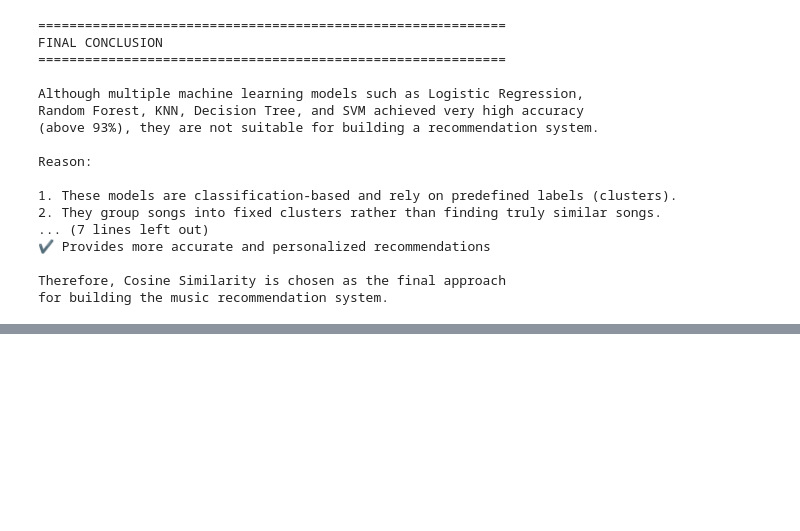
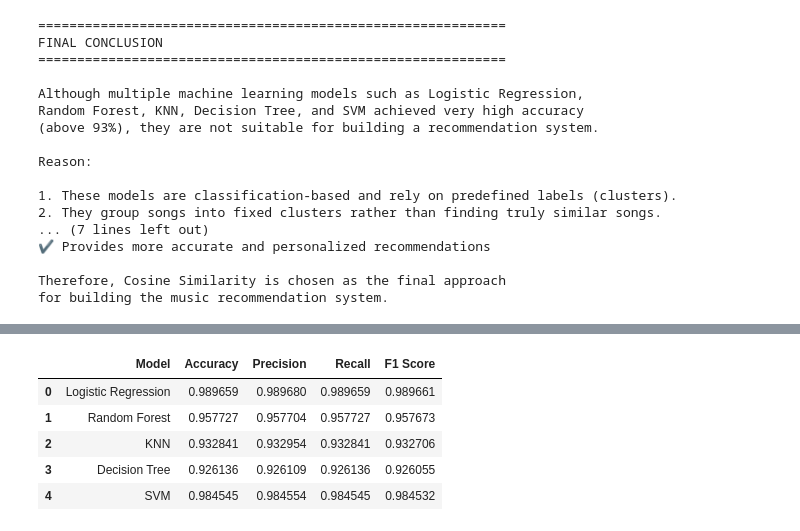
Before and after one commit to abhishek24-06/Music-Recommendation-System, a Jupyter notebook: Model.ipynb, the cells around one changed output, grey strips where cells are left out. Saved outputs shown, nothing was run; the diff lists cells and outputs as text; code cells hidden in the pictures; blank space fills up the shorter version.

```diff
--- a/Model.ipynb
+++ b/Model.ipynb
@@ -435,0 +433,27 @@ NameError: name 'df' is not defined
+# %%
+from sklearn.metrics import accuracy_score, precision_score, recall_score, f1_score
+import pandas as pd
+
+metrics_data = []
+
+for name, model in models.items():
+
+    preds = model.predict(X_test)
+
+    metrics_data.append({
+        "Model": name,
+        "Accuracy": accuracy_score(y_test, preds),
+        "Precision": precision_score(y_test, preds, average='weighted'),
+        "Recall": recall_score(y_test, preds, average='weighted'),
+        "F1 Score": f1_score(y_test, preds, average='weighted')
+    })
+
+df_metrics = pd.DataFrame(metrics_data)
+df_metrics
+# %% [output]
+|  | Model | Accuracy | Precision | Recall | F1 Score |
+| 0 | Logistic Regression | 0.989659 | 0.989680 | 0.989659 | 0.989661 |
+| 1 | Random Forest | 0.957727 | 0.957704 | 0.957727 | 0.957673 |
+| 2 | KNN | 0.932841 | 0.932954 | 0.932841 | 0.932706 |
+| 3 | Decision Tree | 0.926136 | 0.926109 | 0.926136 | 0.926055 |
+| 4 | SVM | 0.984545 | 0.984554 | 0.984545 | 0.984532 |
```
Also changed, not shown: parts of 8 cells of this notebook.
